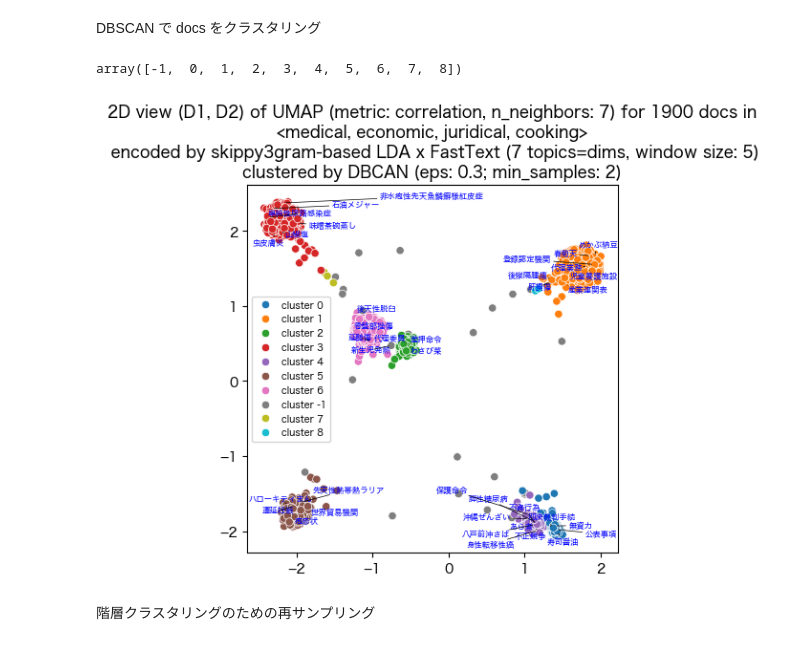
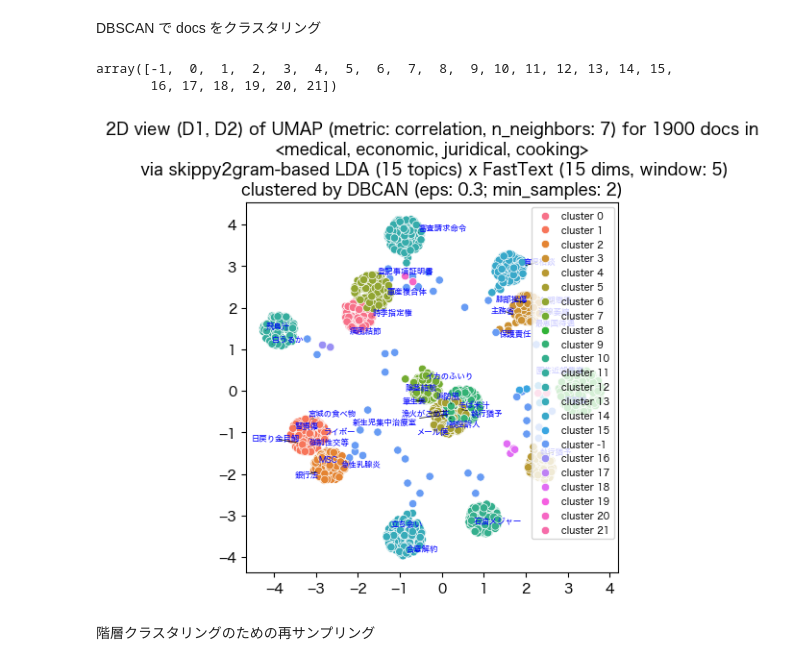
Before and after one commit to kow-k/LDA-mixed-terms, a Jupyter notebook: LDA-mixed-terms-base.ipynb, the cells around one changed output. Saved outputs shown, nothing was run; the diff lists cells and outputs as text; code cells hidden in the pictures.

```diff
--- a/LDA-mixed-terms-base.ipynb
+++ b/LDA-mixed-terms-base.ipynb
@@ -28,13 +28,13 @@ import pprint as pp
 use_LDA     = True
 
 ## topic 数の指定: topic 数は用語分類が目的であれば，分野数ぐらいが最適．
-n_topics    = 7
+n_topics    = 15
 
 ## doc, term の設定
 doc_type    = 'word'      # 変更不可
 term_size   = 'character' # 変更不可
 term_types  = [ '1gram', '2gram', '3gram', 'skippy2gram', 'skippy3gram', 'skippy4gram' ]
-term_type   = term_types[-2]
+term_type   = term_types[-3]
 print(f"term_type to use: {term_type}")
 
 ## doc の最大長と最小長
@@ -1489,19 +1500,21 @@ for i in range(3):
                     force_points = 0.2,
                     force_text = 0.2,
                     arrowprops = dict(arrowstyle = "-", color = 'black', lw = 0.5))
-    #
+    ## title piece 1
     if use_UMAP:
         embedding_method = f"UMAP (metric: {umap_metric}, n_neighbors: {umap_n_neighbors})"
     else:
         embedding_method = f"t-SNE 3D (ppl: {doc_perplexity_val})"
+    ## title pice 2
+    used_domains = f"<{', '.join(selected_domains.keys())}>\n"
+    ## title_val
     if use_FastText:
         if use_LDA:
-            title_val = f"2D view (D{asp1+1}, D{asp2+1}) of {embedding_method} for {len(df)} docs\n in {', '.join(selected_domains.keys())}\n encoded by {term_type}-based LDA x FastText ({n_topics} topics=dims, window size: {ft_window_size})"
+            title_val = f"2D view (D{asp1+1}, D{asp2+1}) of {embedding_method} for {len(df)} docs\n in {used_domains} via {term_type}-based LDA ({n_topics} topics) x FastText ({ft_n_dims} dims, window size: {ft_window_size})"
         else:
-            title_val = f"2D view (D{asp1+1}, D{asp2+1}) of {embedding_method} for {len(df)} docs\n in {', '.join(selected_domains.keys())}\n encoded by FastText ({n_topics} dims, window size: {ft_window_size})"
-
+            title_val = f"2D view (D{asp1+1}, D{asp2+1}) of {embedding_method} for {len(df)} docs\n in {used_domains} via FastText ({ft_n_dims} dims, window size: {ft_window_size})"
     else:
-        title_val = f"2D view (D{asp1+1}, D{asp2+1}) of {embedding_method} for {len(df)} docs\n in {', '.join(selected_domains.keys())}\n encoded by {term_type}-based LDA ({n_topics} topics)"
+        title_val = f"2D view (D{asp1+1}, D{asp2+1}) of {embedding_method} for {len(df)} docs\n in {used_domains} via {term_type}-based LDA ({n_topics} topics)"
     #
     plt.title(title_val)
     plt.show()
@@ -1534,7 +1547,8 @@ cluster_ids = D_clustered.labels_
 ## クラスターの数を確認: 多過ぎ，少な過ぎの場合は eps_val を調整する
 np.unique(cluster_ids)
 # %% [output]
-array([-1,  0,  1,  2,  3,  4,  5,  6,  7,  8])
+array([-1,  0,  1,  2,  3,  4,  5,  6,  7,  8,  9, 10, 11, 12, 13, 14, 15,
+       16, 17, 18, 19, 20, 21])
 # %%
 ## 必要に応じて Seaborn を道入
 #!pip install -U seaborn
@@ -1572,37 +1586,37 @@ sampled_keys = [ x[:label_size] for x in random.sample(list(df[doc_type]), lab_s
 for x, y, s in zip(d1, d2, sampled_keys):
     texts.append(plt.text(x, y, s, size = 6, color = 'blue'))
 
 ## label に repel を追加: adjustText package の導入が必要
 adjust_text(texts,
         #force_points = 0.2,
         ## Comment out the following line if you get AttributionError
         force_text = (.1, .2), expand_points = (1, 1), expand_text = (1, 1),
         arrowprops = dict(arrowstyle = "-", color = 'black', lw = 0.5))
 
 ## 題名を指定
 ## embedding_method
 if use_UMAP:
     embedding_method = f"UMAP (metric: {umap_metric}, n_neighbors: {umap_n_neighbors})"
 else:
     embedding_method = f"t-SNE 3D (ppl: {doc_perplexity_val})"
 ## domains
 used_domains = f"<{', '.join(selected_domains.keys())}>\n"
 ## clustering_method
 clustering_method = f"\nclustered by DBCAN (eps: {eps_val}; min_samples: {min_samples_val})"
 ## title_val
 if use_FastText:
     if use_LDA:
-        title_val = f"2D view (D1, D2) of {embedding_method} for {len(df)} docs in\n{used_domains} encoded by {term_type}-based LDA x FastText ({n_topics} topics=dims, window size: {ft_window_size})" + clustering_method
+        title_val = f"2D view (D1, D2) of {embedding_method} for {len(df)} docs in\n{used_domains} via {term_type}-based LDA ({n_topics} topics) x FastText ({ft_n_dims} dims, window: {ft_window_size})" + clustering_method
     else:
-        title_val = f"2D view (D1, D2) of {embedding_method} for {len(df)} docs in\n{used_domains} encoded by FastText ({n_topics} dims, window size: {window_size})" + clustering_method
+        title_val = f"2D view (D1, D2) of {embedding_method} for {len(df)} docs in\n{used_domains} via FastText ({ft_n_dims} dims, window: {ft_window_size})" + clustering_method
 else:
-    title_val = f"2D view (D1, D2) of {embedding_method} for {len(df)} docs in\n{used_domains} encoded by {term_type}-based LDA ({n_topics} topics)" + clustering_method
+    title_val = f"2D view (D1, D2) of {embedding_method} for {len(df)} docs in\n{used_domains} via {term_type}-based LDA ({n_topics} topics)" + clustering_method
 #
 plt.title(title_val)
 plt.show()
 ## 局在の程度は character 1-gram, (skippy) 2-gram, (skippy) 3-gram のどれを使うかで違って来る．
 # %% [output]
-[figure, old version]
+[figure, new version]
 # %% [markdown]
 階層クラスタリングのための再サンプリング
 # %%
```
Also changed, not shown: parts of 44 cells of this notebook.
